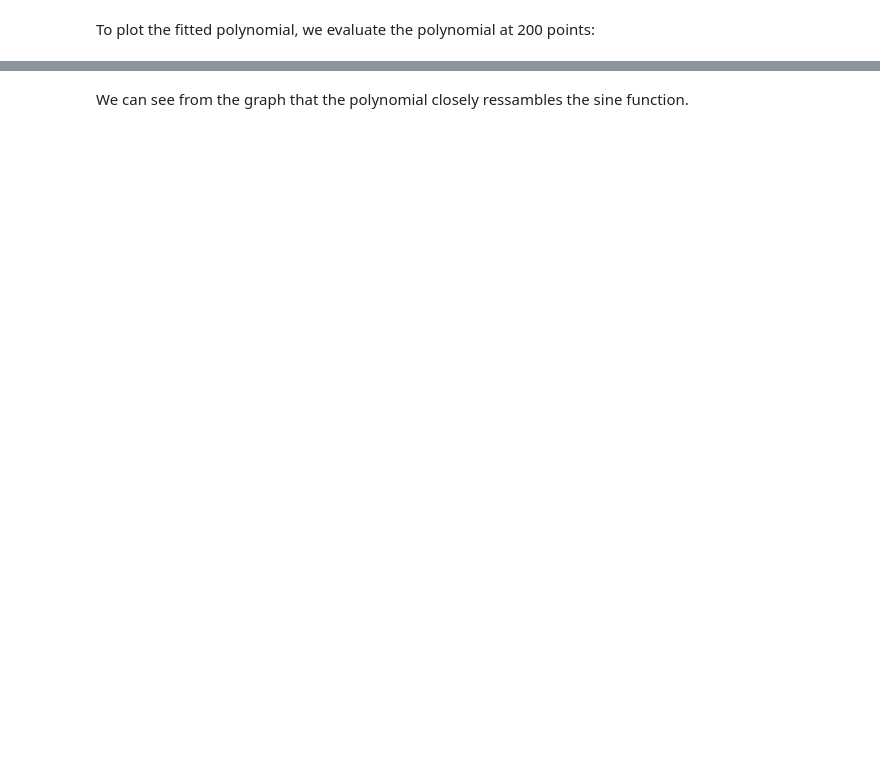
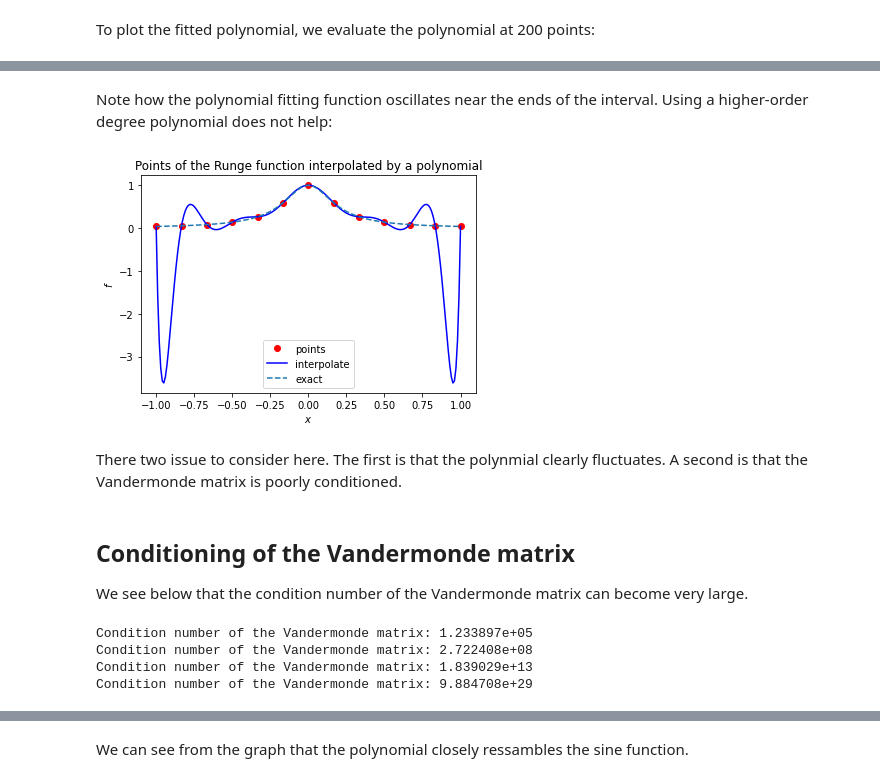
Before and after one commit to garth-wells/notebooks-3M1, a Jupyter notebook: 02-LeastSquares.ipynb, the cells around one changed output, grey strips where cells are left out. Drawn from its saved outputs; the diff is of its cells as text; code cells hidden in the pictures; blank space fills up the shorter version.

```diff
--- a/02-LeastSquares.ipynb
+++ b/02-LeastSquares.ipynb
@@ -113,0 +130,52 @@ plot = plt.plot(x_p, y_p, 'ro', x_fit, y_fit,'b-');
+# %% [markdown]
+Note how the polynomial fitting function oscillates near the ends of the interval. Using a higher-order degree polynomial does not help:
+# %%
+n_p = 13
+x_p = np.linspace(-1, 1, n_p)
+A = np.vander(x_p, n_p)
+y_p = runge(x_p)
+c = np.linalg.solve(A, y_p)
+p = np.poly1d(c)
+y_fit = p(x_fit)
+
+# Plot the interpolating polynomial and the sample points
+plt.xlabel('$x$')
+plt.ylabel('$f$')
+plt.title('Points of the Runge function interpolated by a polynomial')
+plot = plt.plot(x_p, y_p, 'ro', label='points')
+plot = plt.plot(x_fit, y_fit,'b-', label='interpolate')
+plot = plt.plot(x, runge(x), '--', label='exact')
+plt.legend();
+# %% [output]
+[figure, added]
+# %% [markdown]
+There two issue to consider here. The first is that the polynmial clearly fluctuates. A second is that the Vandermonde matrix is poorly conditioned.
+# %% [markdown]
+## Conditioning of the Vandermonde matrix
+
+We see below that the condition number of the Vandermonde matrix can become very large.
+# %%
+n_p = 13
+x_p = np.linspace(-1, 1, n_p)
+A = np.vander(x_p, n_p)
+print(f"Condition number of the Vandermonde matrix: {np.linalg.cond(A, 2):e}")
+
+n_p = 20
+x_p = np.linspace(-1, 1, n_p)
+A = np.vander(x_p, n_p)
+print(f"Condition number of the Vandermonde matrix: {np.linalg.cond(A, 2):e}")
+
+n_p = 30
+x_p = np.linspace(-1, 1, n_p)
+A = np.vander(x_p, n_p)
+print(f"Condition number of the Vandermonde matrix: {np.linalg.cond(A, 2):e}")
+
+n_p = 30
+x_p = np.linspace(-10, 10, n_p)
+A = np.vander(x_p, n_p)
+print(f"Condition number of the Vandermonde matrix: {np.linalg.cond(A, 2):e}")
+# %% [output]
+Condition number of the Vandermonde matrix: 1.233897e+05
+Condition number of the Vandermonde matrix: 2.722408e+08
+Condition number of the Vandermonde matrix: 1.839029e+13
+Condition number of the Vandermonde matrix: 9.884708e+29
```
Also changed, not shown: parts of 45 cells of this notebook.
